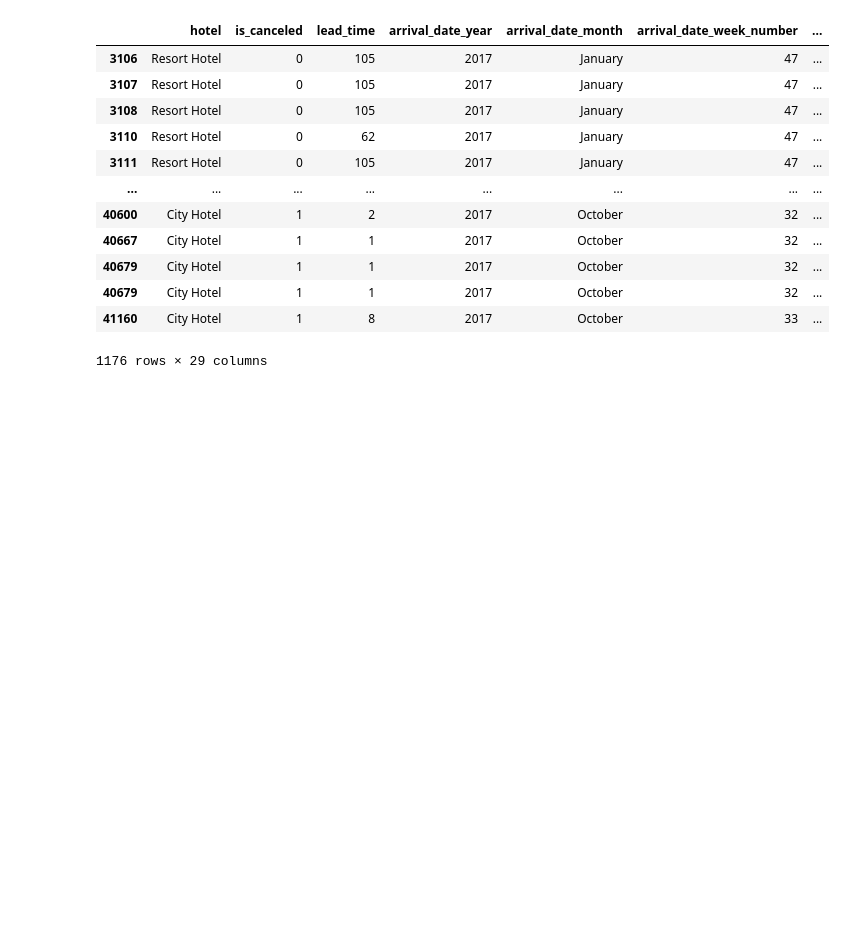
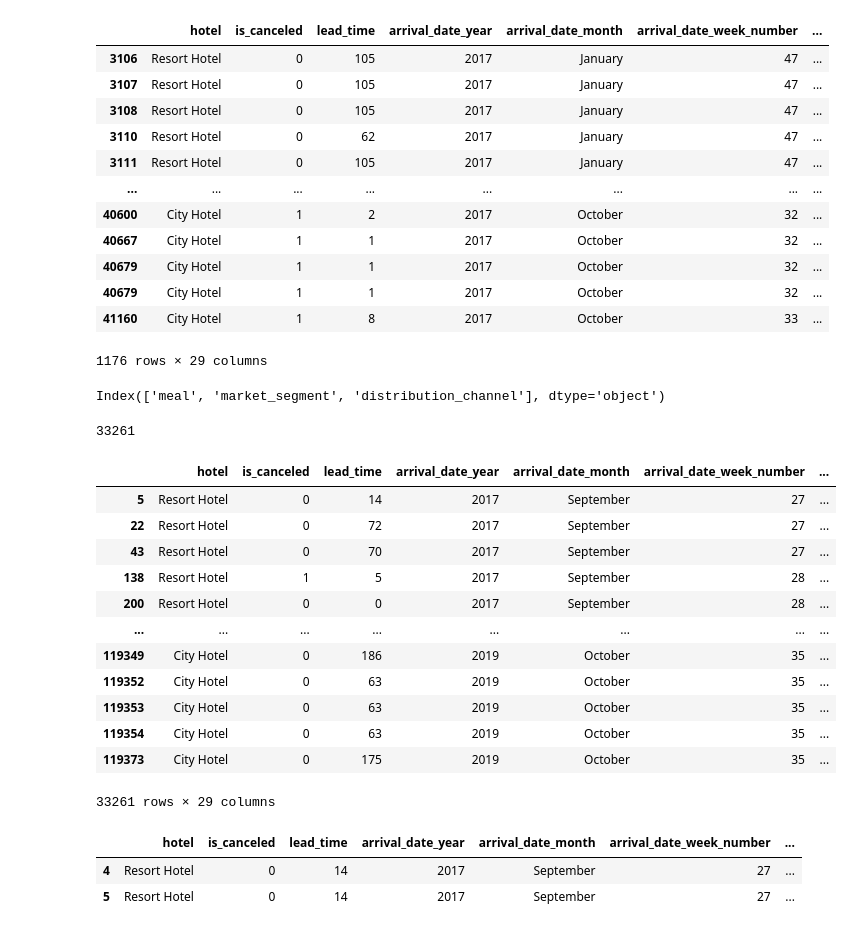
Before and after one commit to mcikalmerdeka/Investigate-Hotel-Business-Using-Data-Visualization, a Jupyter notebook: Task 1/Task_1_Data_Preprocessing.ipynb, the cells around one changed output. Cells and saved outputs as stored; diff of their text form; code cells hidden in the pictures; blank space fills up the shorter version.

```diff
--- a/Task 1/Task_1_Data_Preprocessing.ipynb
+++ b/Task 1/Task_1_Data_Preprocessing.ipynb
@@ -23,8 +24,6 @@ print('seaborn version : ',sns.__version__)
 numpy version :  1.26.4
 pandas version :  2.2.1
 seaborn version :  0.13.2
-# %%
-pd.set_option('display.max_colwidth', None)
 # %% [markdown]
 #### Load Dataset (Jupyter Notebook)
 # %%
@@ -264,9 +243,48 @@ df[df.values == 'Undefined']
 | 40679 | City Hotel | 1 | 1 | 2017 | October | 32 | ... |
 | 41160 | City Hotel | 1 | 8 | 2017 | October | 33 | ... |
 1176 rows × 29 columns
+# %%
+# Identifying columns that have undefined values
+df.columns[(df == 'Undefined').any()]
+# %% [output]
+Index(['meal', 'market_segment', 'distribution_channel'], dtype='object')
 # %%
 # Handle missing and duplicated values
 df.drop(columns='company', inplace=True) #handling company feature by droppping it
-df.rename({'children' : 'num_children',
-           'adults' : 'num_adults',
-           'hotel' : 'hotel_type'})
+
+# Rename some columns
+df.rename(columns={'children': 'num_children',
+                   'adults': 'num_adults',
+                   'babies' : 'num_babies',
+                   'hotel': 'hotel_type'}, inplace=True)
+
+# Handling undefined values in the data
+df
+# %%
+# Check duplicated values
+df.duplicated().sum()
+# %% [output]
+33261
+# %%
+df[df.duplicated()]
+# %% [output]
+|  | hotel | is_canceled | lead_time | arrival_date_year | arrival_date_month | arrival_date_week_number | ... |
+| 5 | Resort Hotel | 0 | 14 | 2017 | September | 27 | ... |
+| 22 | Resort Hotel | 0 | 72 | 2017 | September | 27 | ... |
+| 43 | Resort Hotel | 0 | 70 | 2017 | September | 27 | ... |
+| 138 | Resort Hotel | 1 | 5 | 2017 | September | 28 | ... |
+| 200 | Resort Hotel | 0 | 0 | 2017 | September | 28 | ... |
+| ... | ... | ... | ... | ... | ... | ... | ... |
+| 119349 | City Hotel | 0 | 186 | 2019 | October | 35 | ... |
+| 119352 | City Hotel | 0 | 63 | 2019 | October | 35 | ... |
+| 119353 | City Hotel | 0 | 63 | 2019 | October | 35 | ... |
+| 119354 | City Hotel | 0 | 63 | 2019 | October | 35 | ... |
+| 119373 | City Hotel | 0 | 175 | 2019 | October | 35 | ... |
+33261 rows × 29 columns
+# %%
+df[(df['hotel'] == 'Resort Hotel') & (df['is_canceled'] == 0) & (df['lead_time'] == 14) & (df['arrival_date_month'] == 'September')
+    & (df['arrival_date_week_number'] == 27) & df['arrival_date_day_of_month'] == 1]
+# %% [output]
+|  | hotel | is_canceled | lead_time | arrival_date_year | arrival_date_month | arrival_date_week_number | ... |
+| 4 | Resort Hotel | 0 | 14 | 2017 | September | 27 | ... |
+| 5 | Resort Hotel | 0 | 14 | 2017 | September | 27 | ... |
```
Also changed, not shown: parts of 15 cells of this notebook.
